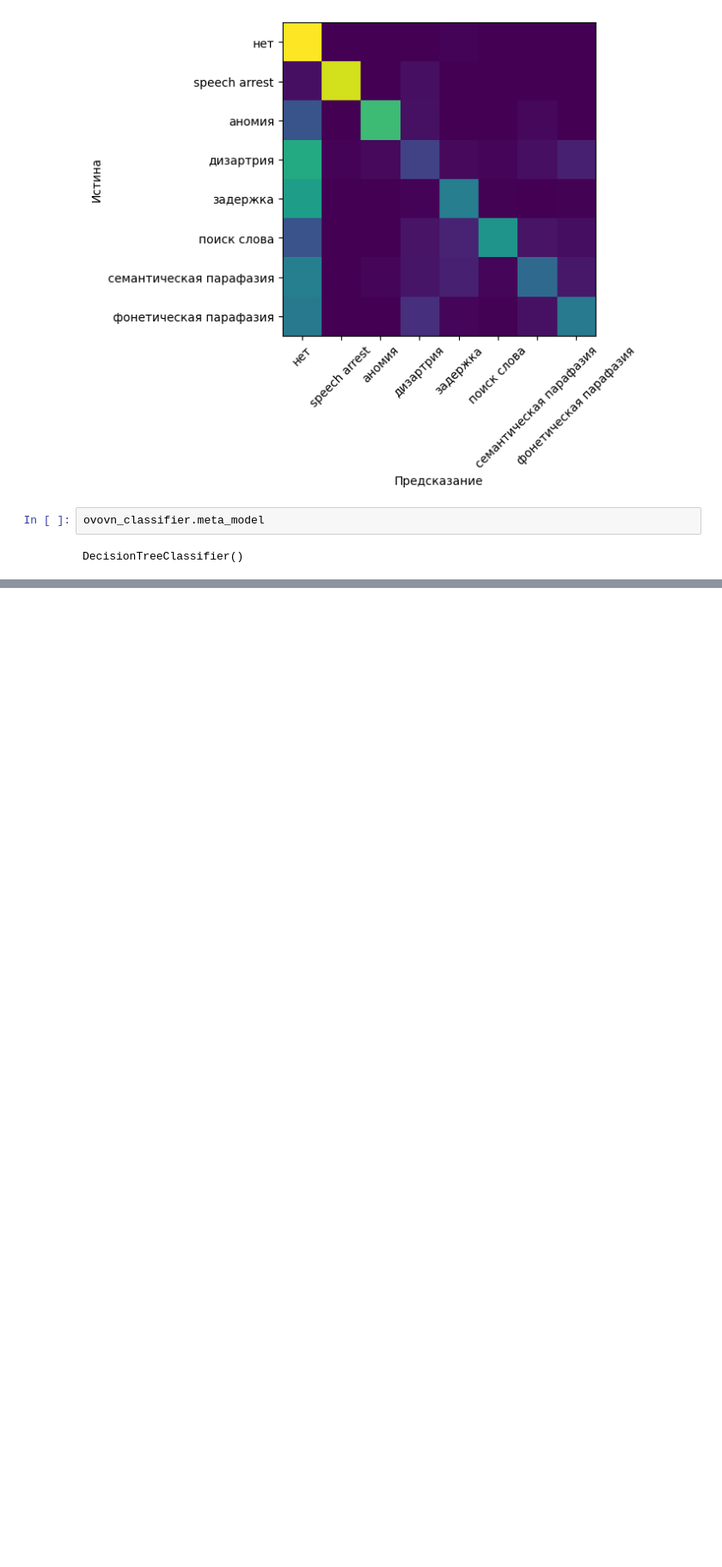
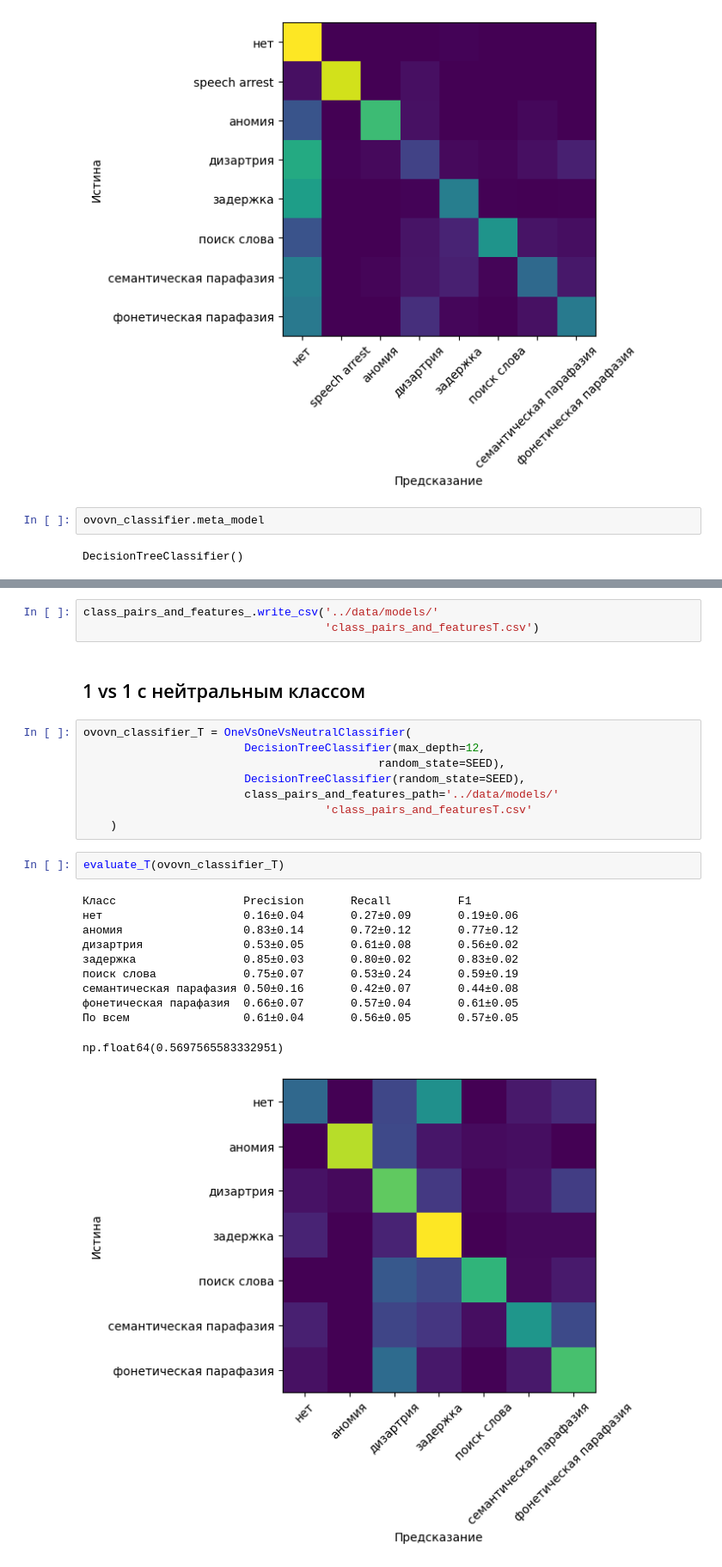
Before and after one commit to vmgorelikov/Automated-Classification-of-Language-Eloquent-Areas-in-Neurotypical-Individuals, a Jupyter notebook: notebooks/feature_and_model_selection.ipynb, the cells around one changed output, grey strips where cells are left out. Shown at 86% size. Cells and saved outputs as stored; diff of their text form; blank space fills up the shorter version.

```diff
--- a/notebooks/feature_and_model_selection.ipynb
+++ b/notebooks/feature_and_model_selection.ipynb
@@ -1033,0 +1323,27 @@ DecisionTreeClassifier()
+# %%
+class_pairs_and_features_.write_csv('../data/models/'
+                                    'class_pairs_and_featuresT.csv')
+# %% [markdown]
+## 1 vs 1 с нейтральным классом
+# %%
+ovovn_classifier_T = OneVsOneVsNeutralClassifier(
+                        DecisionTreeClassifier(max_depth=12,
+                                            random_state=SEED),
+                        DecisionTreeClassifier(random_state=SEED),
+                        class_pairs_and_features_path='../data/models/'
+                                    'class_pairs_and_featuresT.csv'
+    )
+# %%
+evaluate_T(ovovn_classifier_T)
+# %% [output]
+Класс                   Precision       Recall          F1
+нет                     0.16±0.04       0.27±0.09       0.19±0.06
+аномия                  0.83±0.14       0.72±0.12       0.77±0.12
+дизартрия               0.53±0.05       0.61±0.08       0.56±0.02
+задержка                0.85±0.03       0.80±0.02       0.83±0.02
+поиск слова             0.75±0.07       0.53±0.24       0.59±0.19
+семантическая парафазия 0.50±0.16       0.42±0.07       0.44±0.08
+фонетическая парафазия  0.66±0.07       0.57±0.04       0.61±0.05
+По всем                 0.61±0.04       0.56±0.05       0.57±0.05
+np.float64(0.5697565583332951)
+[figure, added]
```
Also changed, not shown: parts of 34 cells of this notebook, 1 other file.
